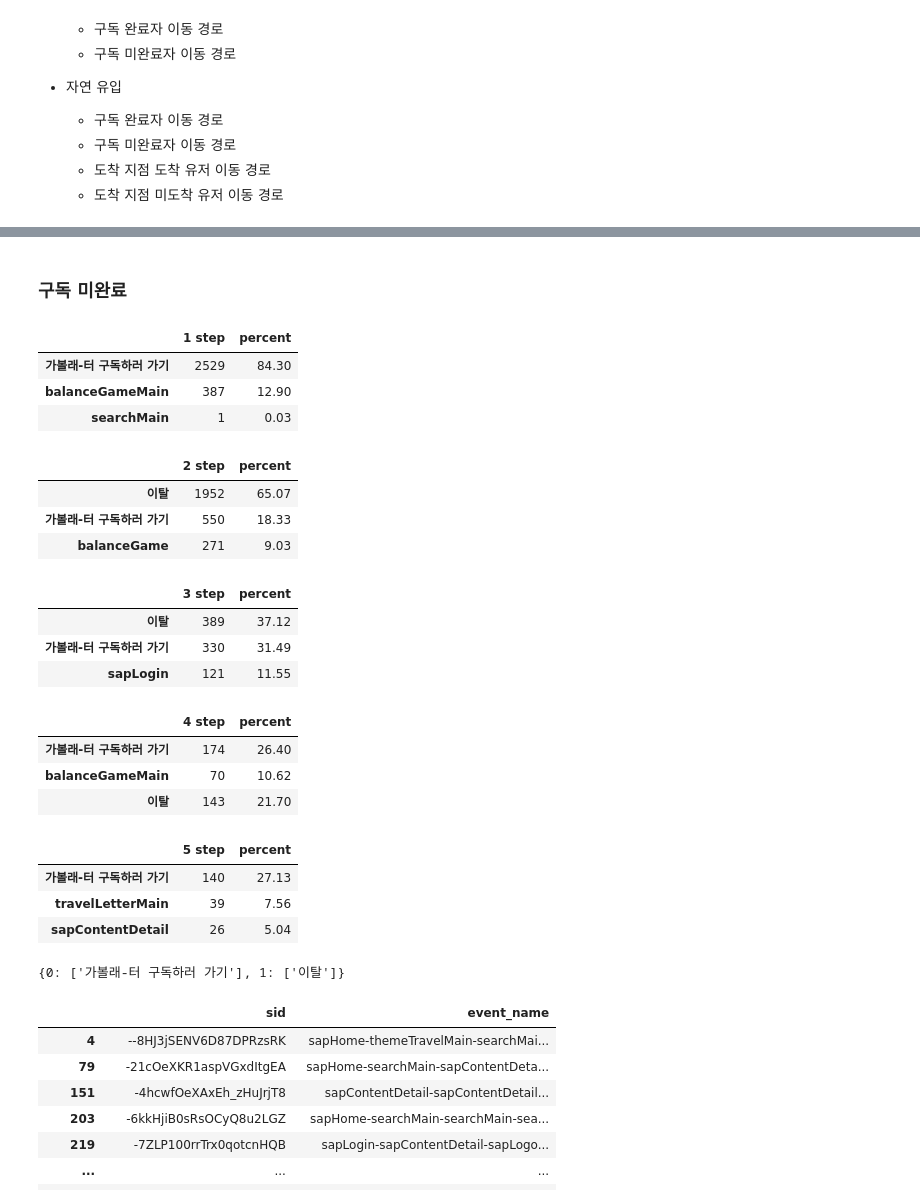
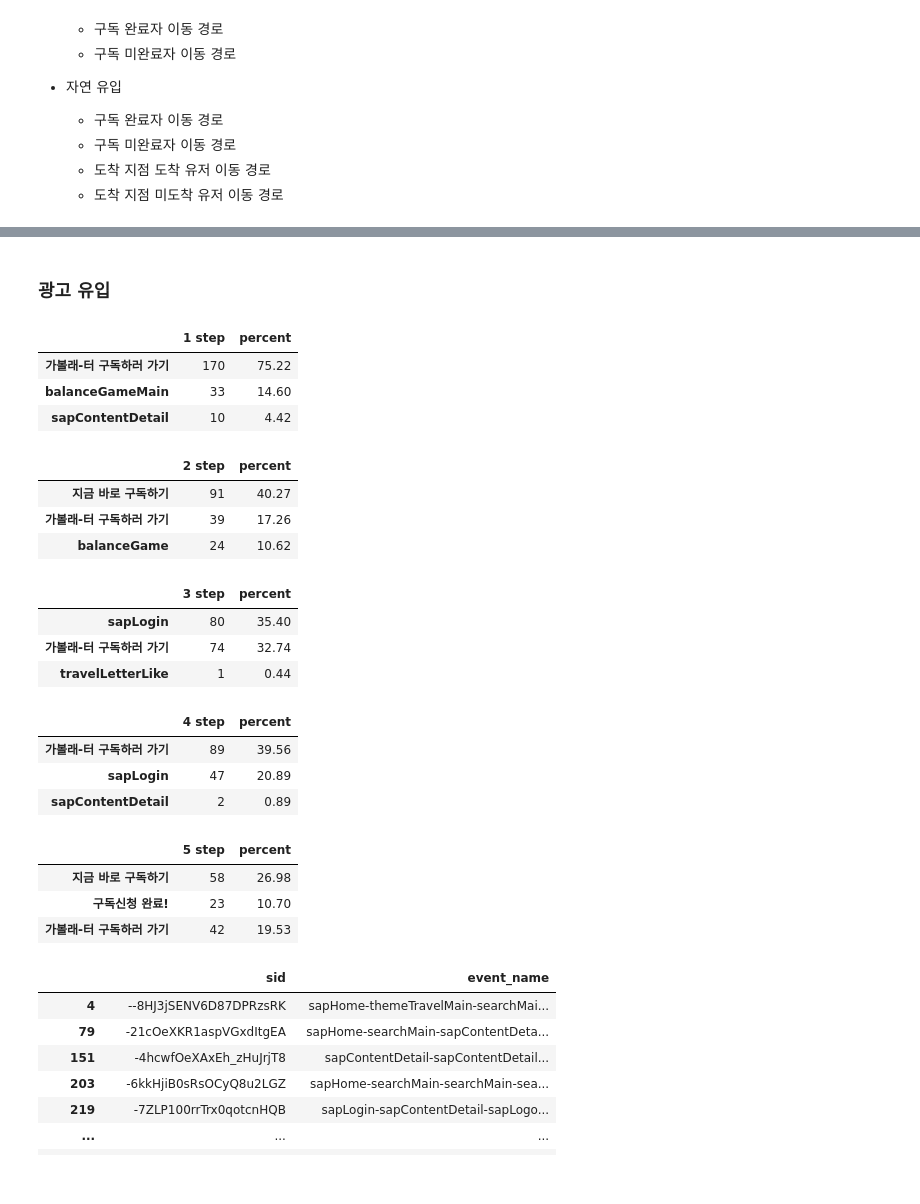
Before and after one commit to tand-datateam-th/kto_prj_git, a Jupyter notebook: [KTO]_Letter_analysis_v2_2210(MK).ipynb, the cells around one changed output, grey strips where cells are left out. Cells and saved outputs as stored; diff of their text form; code cells hidden in the pictures.

```diff
--- a/[KTO]_Letter_analysis_v2_2210.ipynb
+++ b/[KTO]_Letter_analysis_v2_2210(MK).ipynb
@@ -377,10 +296,0 @@ def get_daily_cnt(
-# %%
-#########################################
-# 2. 일별 유입
-#########################################
-## 1) 전체 유입
-df_daily_total_inflow = get_daily_cnt(dict_output_inflow_cnt, lst=list(df_app_log_total[KEY_ID_DEVICE].unique()), nm='inflow',
-                    dict_input = dict_lst_user_from_referrs_gudok)
-pd.set_option('max_rows', 100)
-df_daily_total_inflow
-pd.set_option('max_rows', 30)
@@ -999,7 +758,0 @@ for _key_id in df_param_campagin_session_letter[KEY_ID_DEVICE].unique() :
-# %%
-# output
-for i in range(5) :
-    df_seq = pd.DataFrame.from_dict(Counter(dict_journey_subset_to_kpi[i]), orient='index', columns=['cnt'])
-    df_seq['percent'] = round(df_seq['cnt'] / df_seq['cnt'].sum() * 100, 2)
-    df_seq = df_seq.rename(columns={'cnt' : f'{i+1} step'})
-    df_seq.head(3)
@@ -1027,5 +759,5 @@ for i in range(5) :
-# %% [markdown]
-### 구독 미완료
+# %% [markdown]
+### 광고 유입
 # %%
 # for _lst_target in [lst_campaign_subscribe_x, lst_campaign_subscribe_o] :
 lst_target = lst_campaign_subscribe_o
@@ -1082,65 +814,61 @@ for _key_id in df_param_campagin_session_letter[KEY_ID_DEVICE].unique()[:3000] :
                 dict_journey_subset_to_kpi[i] = [_event]
             else :
                 dict_journey_subset_to_kpi[i] = dict_journey_subset_to_kpi[i] + [_event]
 
 
 
 
 
     ## 구독 미완료 유저
     else :
         _df_journey_subset = _df_journey_subset[['name']]
         ## 이탈 이벤트 생성
         _df_journey_subset_churn = pd.concat([_df_journey_subset, pd.DataFrame(['이탈'], columns=  ['name'])]).reset_index(drop = True)
         try : _df_journey_subset_churn = _df_journey_subset_churn.T.to_dict(orient = 'records')[0]
         except : pass
 
         for i, _event in _df_journey_subset_churn.items() :
             if i not in dict_journey_subset_churn.keys() :
                 dict_journey_subset_churn[i] = [_event]
             else :
                 dict_journey_subset_churn[i] = dict_journey_subset_churn[i] + [_event]
 
 
 
+# output
+for i in range(5) :
+    df_seq_kpi = pd.DataFrame.from_dict(Counter(dict_journey_subset_to_kpi[i]), orient='index', columns=['cnt'])
+    df_seq_kpi['percent'] = round(df_seq_kpi['cnt'] / df_seq_kpi['cnt'].sum() * 100, 2)
+    df_seq_kpi = df_seq_kpi.rename(columns={'cnt' : f'{i+1} step'})
+    df_seq_kpi.head(3)
+
 # # output
 # for i in range(5) :
-#     df_seq_kpi = pd.DataFrame.from_dict(Counter(dict_journey_subset_to_kpi[i]), orient='index', columns=['cnt'])
-#     df_seq_kpi['percent'] = round(df_seq_kpi['cnt'] / df_seq_kpi['cnt'].sum() * 100, 2)
-#     df_seq_kpi = df_seq_kpi.rename(columns={'cnt' : f'{i+1} step'})
-#     df_seq_kpi.head(3)
-
-# output
-for i in range(5) :
-    df_seq_churn = pd.DataFrame.from_dict(Counter(dict_journey_subset_churn[i]), orient='index', columns=['cnt'])
-    df_seq_churn['percent'] = round(df_seq_churn['cnt'] / df_seq_churn['cnt'].sum() * 100, 2)
-    df_seq_churn = df_seq_churn.rename(columns={'cnt' : f'{i+1} step'})
-    df_seq_churn.head(3)
+#     df_seq_churn = pd.DataFrame.from_dict(Counter(dict_journey_subset_churn[i]), orient='index', columns=['cnt'])
+#     df_seq_churn['percent'] = round(df_seq_churn['cnt'] / df_seq_churn['cnt'].sum() * 100, 2)
+#     df_seq_churn = df_seq_churn.rename(columns={'cnt' : f'{i+1} step'})
+#     df_seq_churn.head(3)
 # %% [output]
 |  | 1 step | percent |
-| 가볼래-터 구독하러 가기 | 2529 | 84.30 |
-| balanceGameMain | 387 | 12.90 |
-| searchMain | 1 | 0.03 |
+| 가볼래-터 구독하러 가기 | 170 | 75.22 |
+| balanceGameMain | 33 | 14.60 |
+| sapContentDetail | 10 | 4.42 |
 |  | 2 step | percent |
-| 이탈 | 1952 | 65.07 |
-| 가볼래-터 구독하러 가기 | 550 | 18.33 |
-| balanceGame | 271 | 9.03 |
+| 지금 바로 구독하기 | 91 | 40.27 |
+| 가볼래-터 구독하러 가기 | 39 | 17.26 |
+| balanceGame | 24 | 10.62 |
 |  | 3 step | percent |
-| 이탈 | 389 | 37.12 |
-| 가볼래-터 구독하러 가기 | 330 | 31.49 |
-| sapLogin | 121 | 11.55 |
+| sapLogin | 80 | 35.40 |
+| 가볼래-터 구독하러 가기 | 74 | 32.74 |
+| travelLetterLike | 1 | 0.44 |
 |  | 4 step | percent |
-| 가볼래-터 구독하러 가기 | 174 | 26.40 |
-| balanceGameMain | 70 | 10.62 |
-| 이탈 | 143 | 21.70 |
+| 가볼래-터 구독하러 가기 | 89 | 39.56 |
+| sapLogin | 47 | 20.89 |
+| sapContentDetail | 2 | 0.89 |
 |  | 5 step | percent |
-| 가볼래-터 구독하러 가기 | 140 | 27.13 |
-| travelLetterMain | 39 | 7.56 |
-| sapContentDetail | 26 | 5.04 |
+| 지금 바로 구독하기 | 58 | 26.98 |
+| 구독신청 완료! | 23 | 10.70 |
+| 가볼래-터 구독하러 가기 | 42 | 19.53 |
-# %%
-dict_journey_subset_churn
-# %% [output]
-{0: ['가볼래-터 구독하러 가기'], 1: ['이탈']}
 # %%
 #########################################
 # 1. 광고 유입
```
Also changed, not shown: parts of 21 cells of this notebook.
